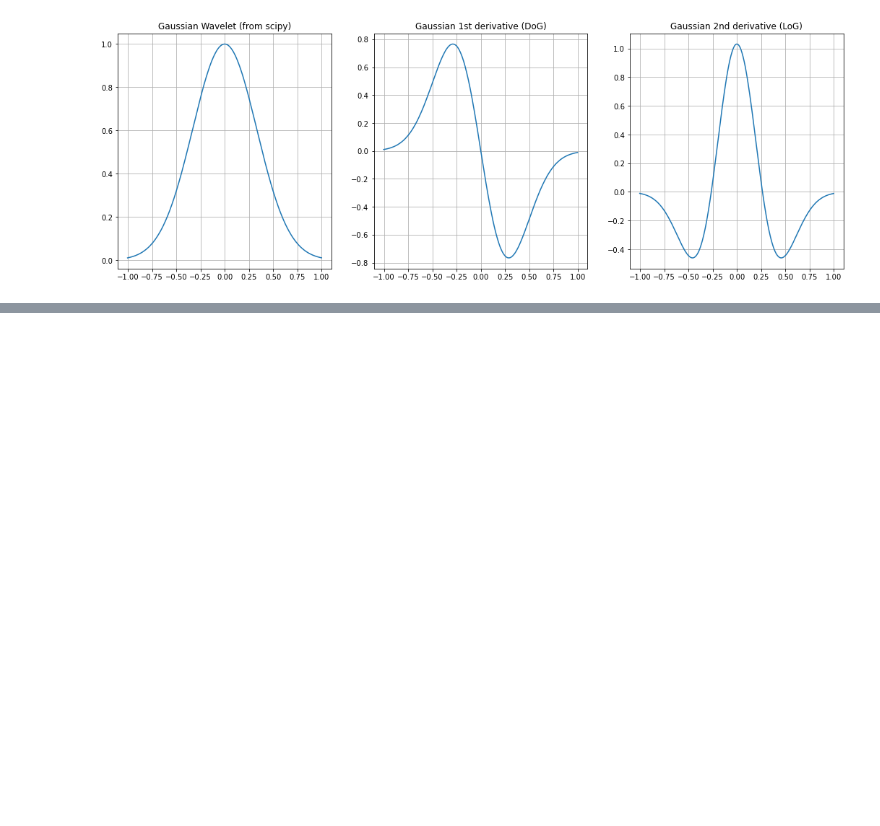
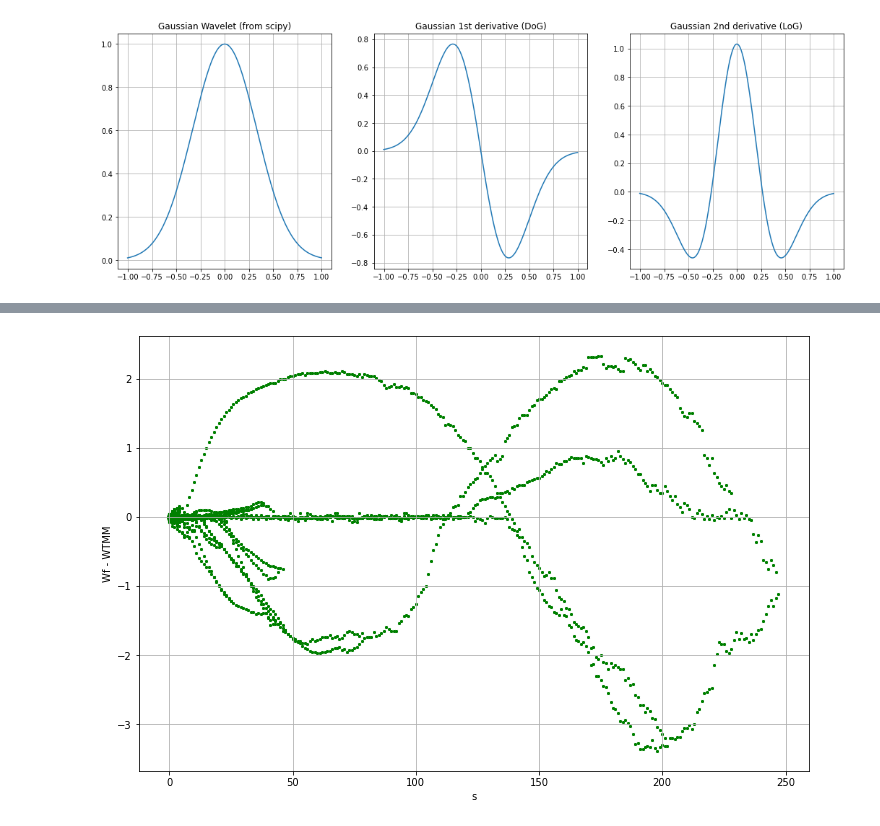
Before and after one commit to thizirinait/AST-Wavelet-financial-data, a Jupyter notebook: example.ipynb, the cells around one changed output, grey strips where cells are left out. Cells and saved outputs as stored; diff of their text form; code cells hidden in the pictures; blank space fills up the shorter version.

```diff
--- a/example.ipynb
+++ b/example.ipynb
@@ -114,3 +114,25 @@ wtmm_curv, coefs_curv, ridges_curv = cwt.wtmm(ts, wavelet=gaus2, plot=True, remo
+# %%
+## TODO : use log for the scale axis
+
+plt.figure(figsize=(12,8))
+m = np.shape(wtmm_trend)[1]
+for j in range(m):
+    #print("column ", j)
+    cond = wtmm_trend[:,j]!=0 ## let us start the scales at 1
+    scales_idx = np.where(cond)[0] ## + 1 because we started the scales at 1
+    #print(np.sum(1.*wtmm_trend[:,j]!=0))
+    if len(scales_idx)!=0 :
+        #print("idx ", scales_idx)
+        list_j = wtmm_trend[scales_idx,j]
+
+        #print("list_coef ",list_j)
+        plt.scatter((scales_idx), list_j, marker="x", s=5, c='green')
+
+plt.ylabel("Wf - WTMM")
+plt.xlabel("s")
+plt.show()
+# %% [output]
+[figure, added]
 # %%
 #to_plot = np.ma.masked_array(wtmm_curv, mask=wtmm_curv==0)
 to_plot = coefs_trend
```
Also changed, not shown: parts of 8 cells of this notebook, 2 other files.
